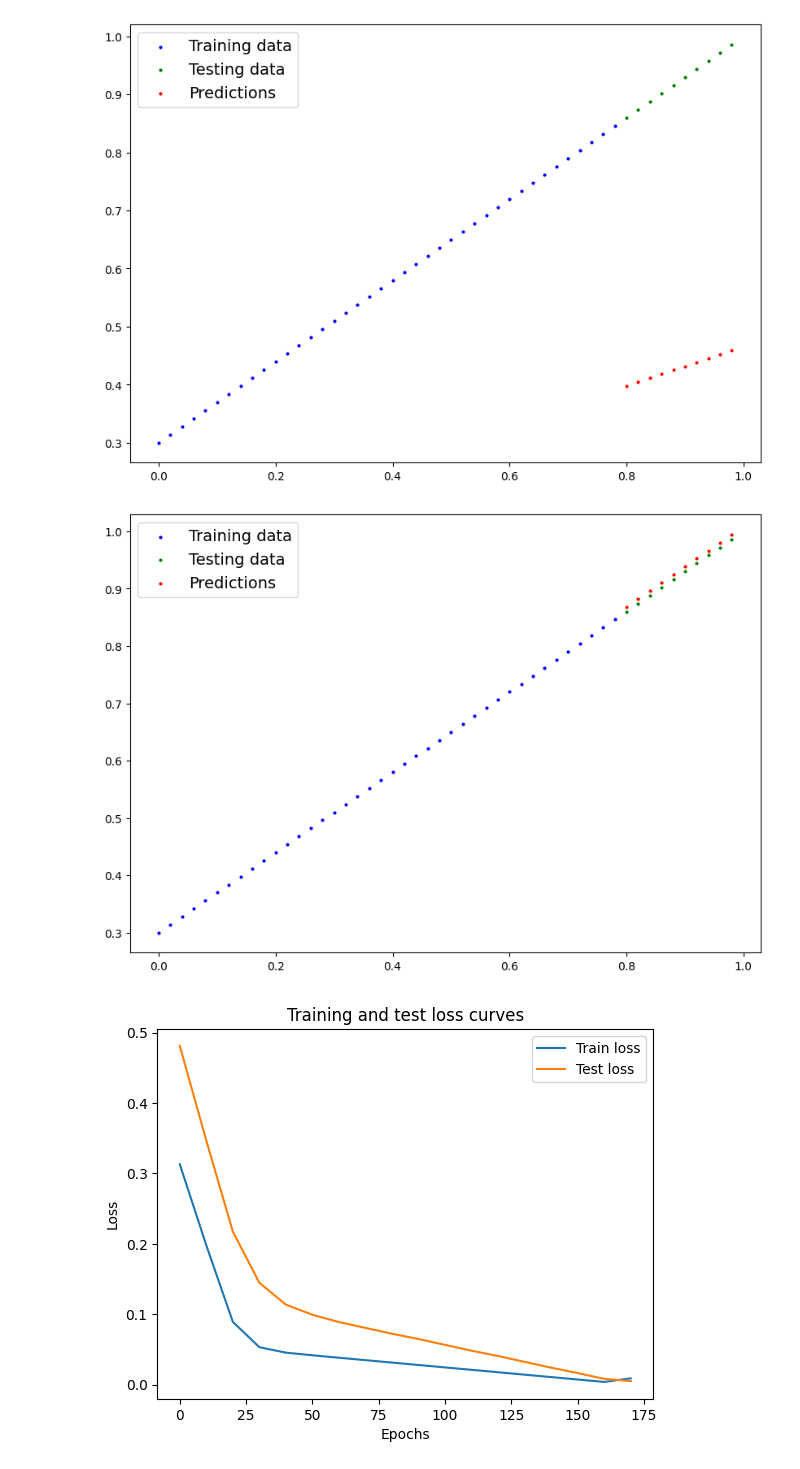
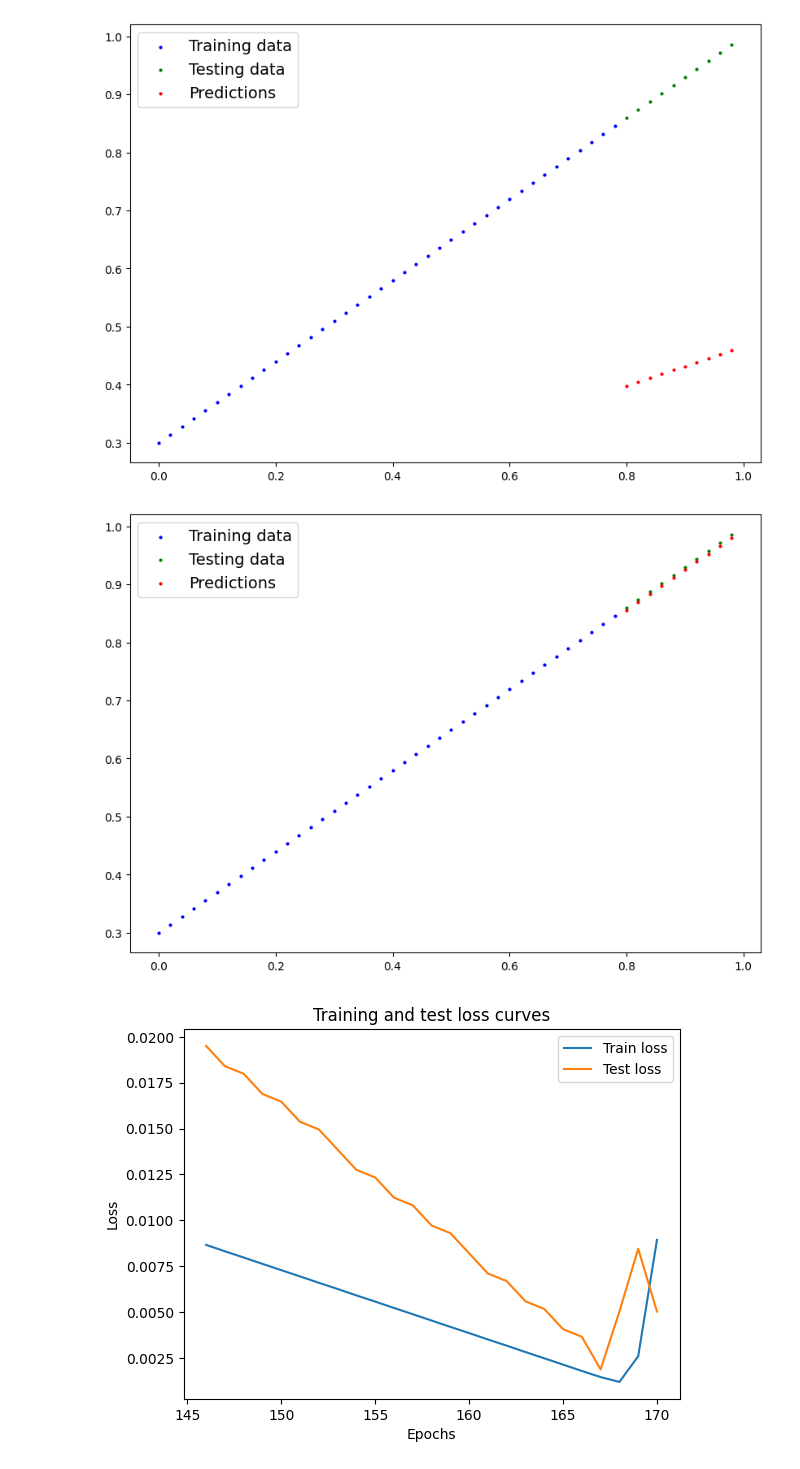
Before and after one commit to pkolenic/pytorch-video-learning, a Jupyter notebook: 01_pytorch_workflow.ipynb, the cells around one changed output. Cells and saved outputs as stored; diff of their text form; code cells hidden in the pictures.

```diff
--- a/01_pytorch_workflow.ipynb
+++ b/01_pytorch_workflow.ipynb
@@ -337,8 +337,9 @@ torch.manual_seed(42)
 
 # And epoch is one loop through the data... (this is a hyperparameter because we've set it ourselves)
 epochs = 250
-epoch_rut_size = 10
+epoch_rut_size = 25
 last_training_losses = []
+last_test_losses = []
 epochs_run = 0
 loss = None
 
@@ -380,29 +381,36 @@ for epoch in range(epochs):
       # 2. Caculate loss on test data
       test_loss = loss_fn(test_pred, y_test.type(torch.float)) # predictions come in torch.float datatype, so comparisons need to be done with tensors of the same type
 
+  # Store data for graphing
+  epoch_count.append(epoch)
+  train_loss_values.append(loss.detach().numpy())
+  test_loss_values.append(test_loss.detach().numpy())
+
   # Print out what's happening
   if epoch % 10 == 0:
-        epoch_count.append(epoch)
-        train_loss_values.append(loss.detach().numpy())
-        test_loss_values.append(test_loss.detach().numpy())
         print(f"Epoch: {epoch} | MAE Train Loss: {loss} | MAE Test Loss: {test_loss} ")
+        print(model_0.state_dict())
 
   # Add the latest loss to the list of losses to determine if we are stuck in a rut
   last_training_losses.append(loss.item())
+  last_test_losses.append(test_loss.item())
 
   # If any of the last losses are duplicated then we need to break as we're stuck in a rut
-  if len(last_training_losses) != len(set(last_training_losses)):
+  if len(last_test_losses) != len(set(last_test_losses)):
     break
 
   # Truncate the last_losses to the epoch_rut_size
   last_training_losses = last_training_losses[-epoch_rut_size:]
+  last_test_losses = last_test_losses[-epoch_rut_size:]
 
 # Print the results
 print(f"\nIt took {epochs_run} epochs before it stablized")
 print(f"Epoch: {epoch} | MAE Train Loss: {loss} | MAE Test Loss: {test_loss} \n")
+print(model_0.state_dict())
 
-# Print final parameters and the list of last_losses
-list(model_0.parameters()), last_training_losses
+#  list of last_losses
+print(f"Training losses {last_training_losses}")
+print(f"Test losses {last_test_losses}")
 
 # Should we bail if the loss gets worse? ... maybe not as it could be in a local minimum
 # But how to go back to a better outcome after bailing from being in a rut?
@@ -448,14 +441,14 @@ plot_predications(predictions=y_preds)
 # %%
 plot_predications(predictions=y_preds_new)
 # %% [output]
-[figure, old version]
+[figure, new version]
 # %%
 # Plot the loss curves
-plt.plot(epoch_count, train_loss_values, label="Train loss")
-plt.plot(epoch_count, test_loss_values, label="Test loss")
+plt.plot(epoch_count[-25:], train_loss_values[-25:], label="Train loss")
+plt.plot(epoch_count[-25:], test_loss_values[-25:], label="Test loss")
 plt.title("Training and test loss curves")
 plt.ylabel("Loss")
 plt.xlabel("Epochs")
 plt.legend();
 # %% [output]
-[figure, old version]
+[figure, new version]
```
Also changed, not shown: parts of 1 cell of this notebook.
